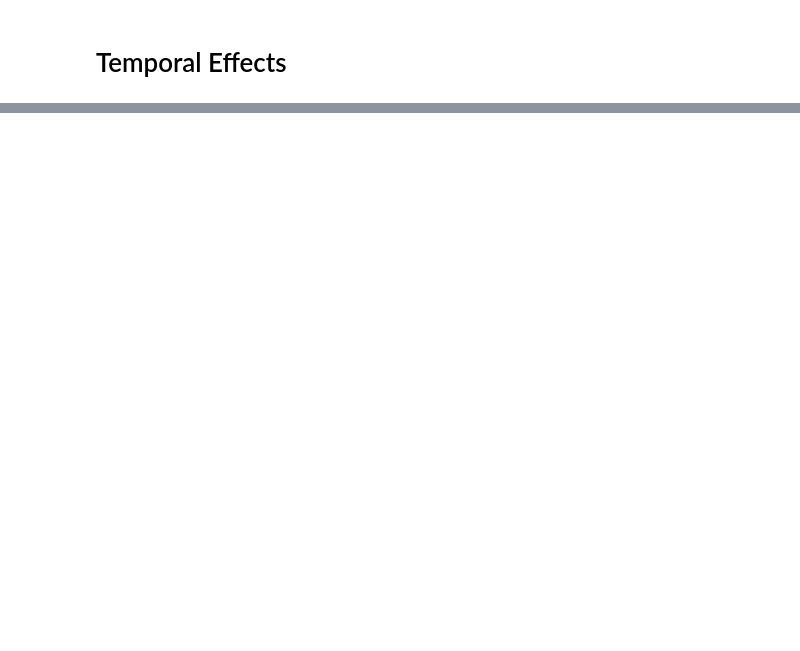
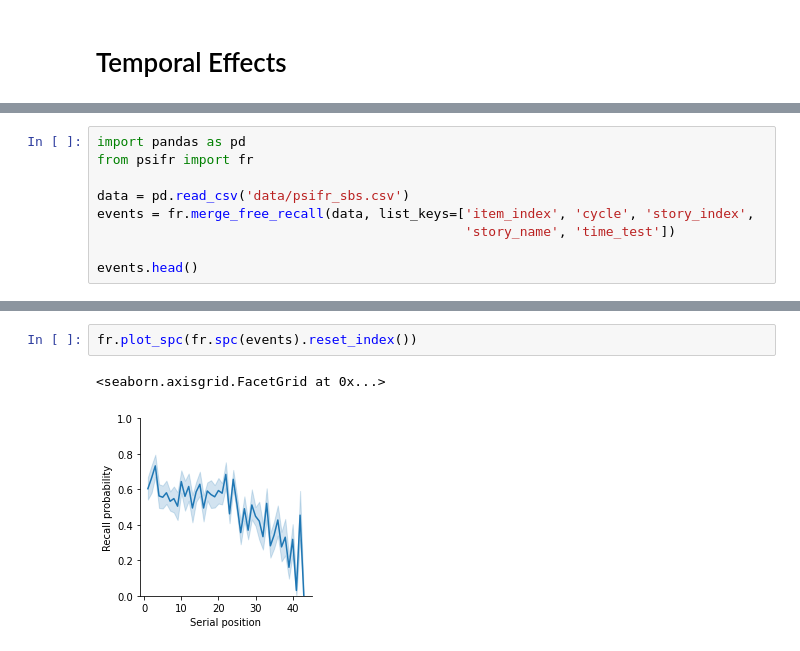
Before and after one commit to githubpsyche/narrative_cmr, a Jupyter notebook: 05_Temporal_Effects.ipynb, the cells around one changed output, grey strips where cells are left out. Saved outputs shown, nothing was run; the diff lists cells and outputs as text; blank space fills up the shorter version.

```diff
--- a/05_Temporal_Effects.ipynb
+++ b/05_Temporal_Effects.ipynb
@@ -207,0 +10,9 @@ def visualize_fit(
+# %%
+import pandas as pd
+from psifr import fr
+
+data = pd.read_csv('data/psifr_sbs.csv')
+events = fr.merge_free_recall(data, list_keys=['item_index', 'cycle', 'story_index',
+                                               'story_name', 'time_test'])
+
+events.head()
@@ -207,0 +49,5 @@ def visualize_fit(
+# %%
+fr.plot_spc(fr.spc(events).reset_index())
+# %% [output]
+<seaborn.axisgrid.FacetGrid at 0x...>
+[figure, added]
```
Also changed, not shown: parts of 85 cells of this notebook, 13 other files.
